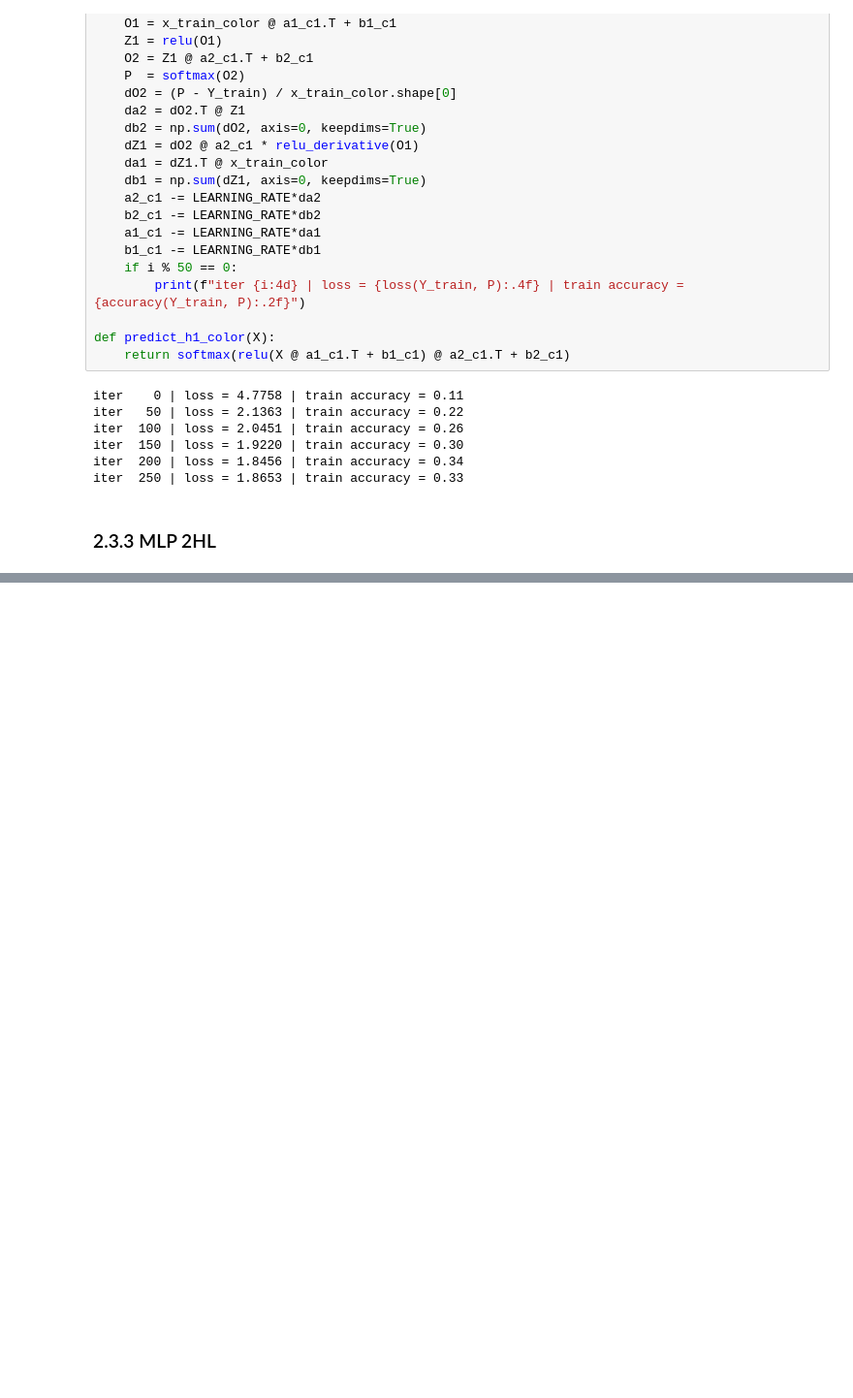
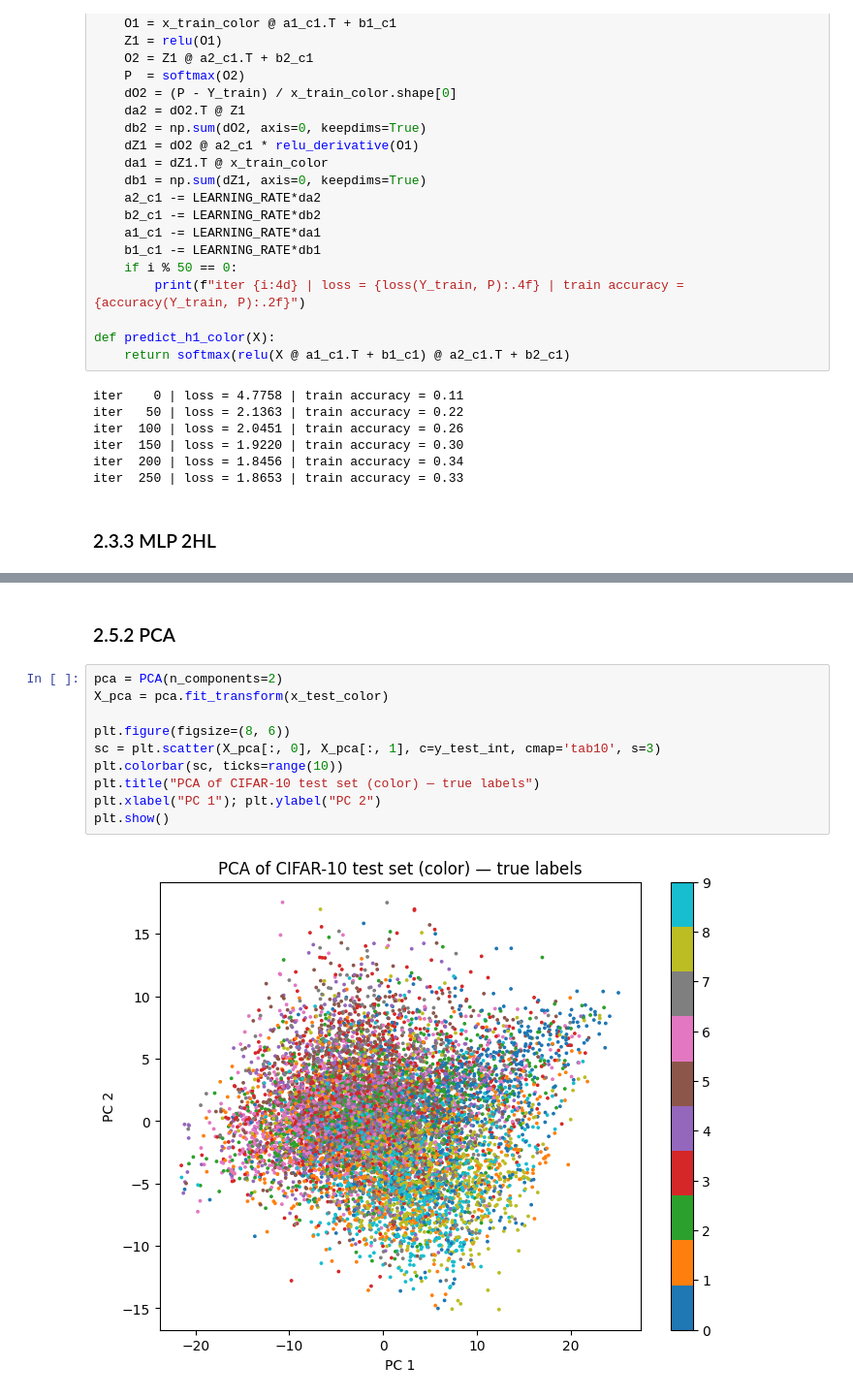
Before and after one commit to Corentin-Monsallier/Machine-Learning, a Jupyter notebook: part2.ipynb, the cells around one changed output, grey strips where cells are left out. Shown at 97% size. Saved outputs shown, nothing was run; the diff lists cells and outputs as text; blank space fills up the shorter version.

```diff
--- a/part2.ipynb
+++ b/part2.ipynb
@@ -404,0 +493,14 @@ iter    0 | loss = 4.1241 | train accuracy = 0.11
+# %% [markdown]
+### 2.5.2 PCA
+# %%
+pca = PCA(n_components=2)
+X_pca = pca.fit_transform(x_test_color)
+
+plt.figure(figsize=(8, 6))
+sc = plt.scatter(X_pca[:, 0], X_pca[:, 1], c=y_test_int, cmap='tab10', s=3)
+plt.colorbar(sc, ticks=range(10))
+plt.title("PCA of CIFAR-10 test set (color) — true labels")
+plt.xlabel("PC 1"); plt.ylabel("PC 2")
+plt.show()
+# %% [output]
+[figure, added]
```
Also changed, not shown: parts of 22 cells of this notebook.
